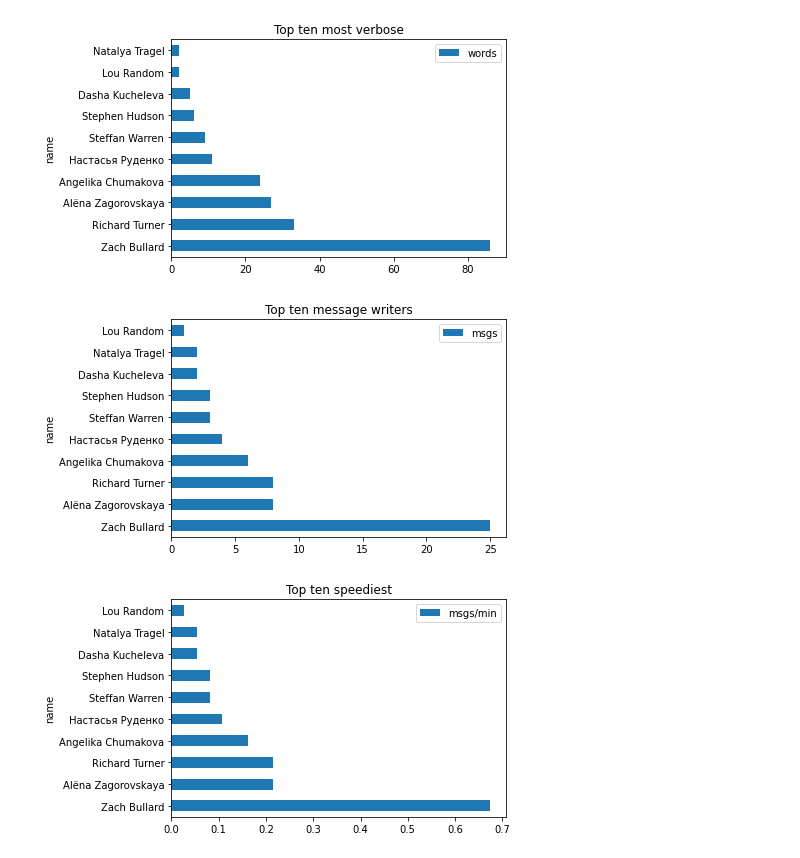
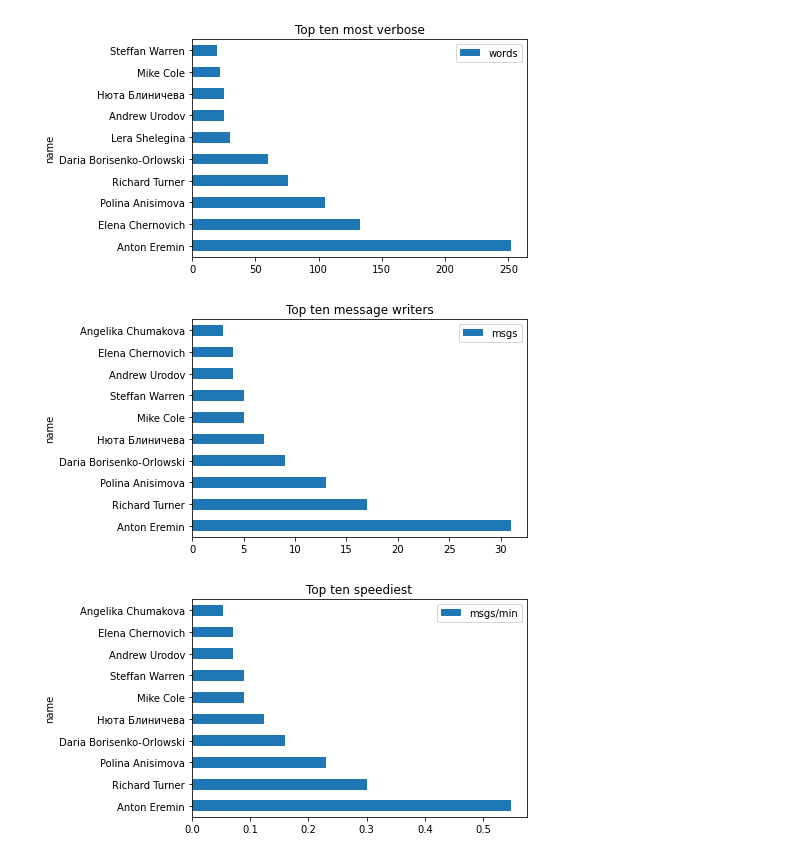
Before and after one commit to ancepsinfans/meetings, a Jupyter notebook: meeting mischief.ipynb, the cells around one changed output. Cells and saved outputs as stored; diff of their text form; code cells hidden in the pictures.

```diff
--- a/meeting mischief.ipynb
+++ b/meeting mischief.ipynb
@@ -90,9 +90,9 @@ def auto(path,name=None,create=True):
     else:
         print('use `aa()` and the full path name.')
 # %%
-txt = 'localization.txt'
+txt = 'usafirst.txt'
 auto(txt)
 # %% [output]
-[figure, old version]
+[figure, new version]
-[figure, old version]
+[figure, new version]
-[figure, old version]
+[figure, new version]
```
Also changed, not shown: 9 other files.
